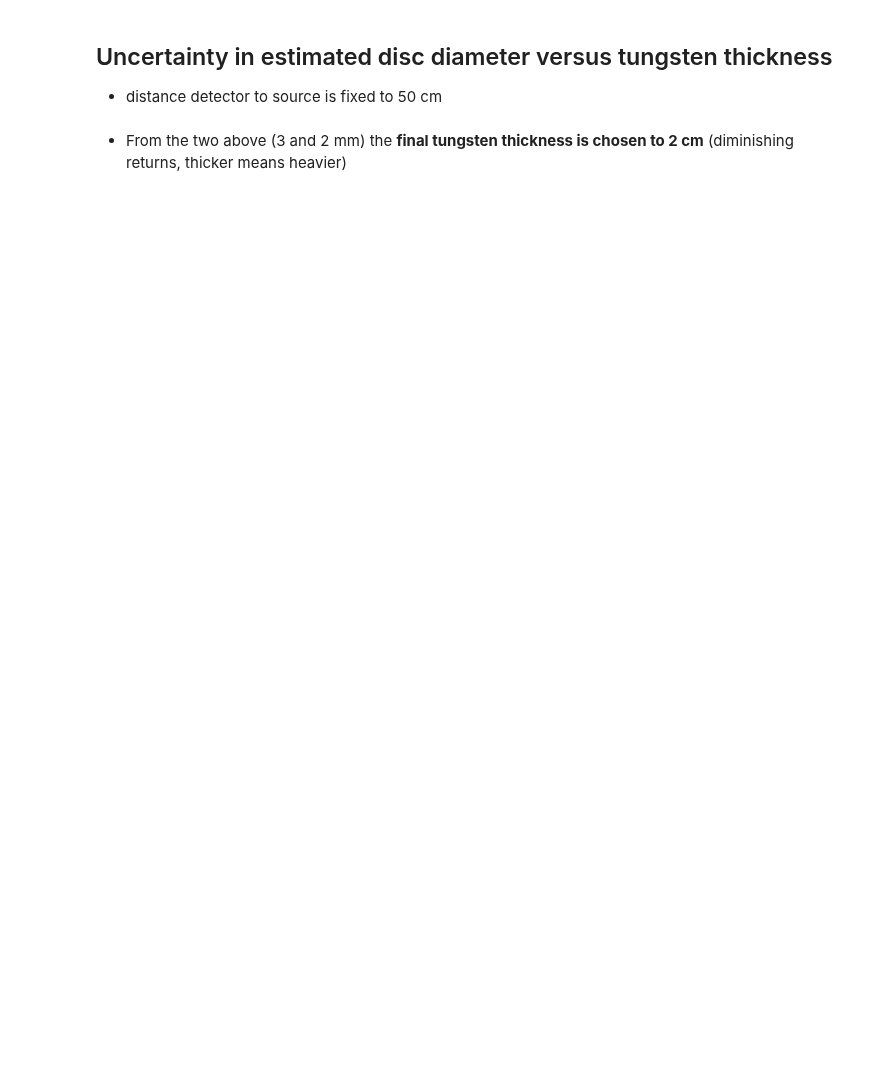
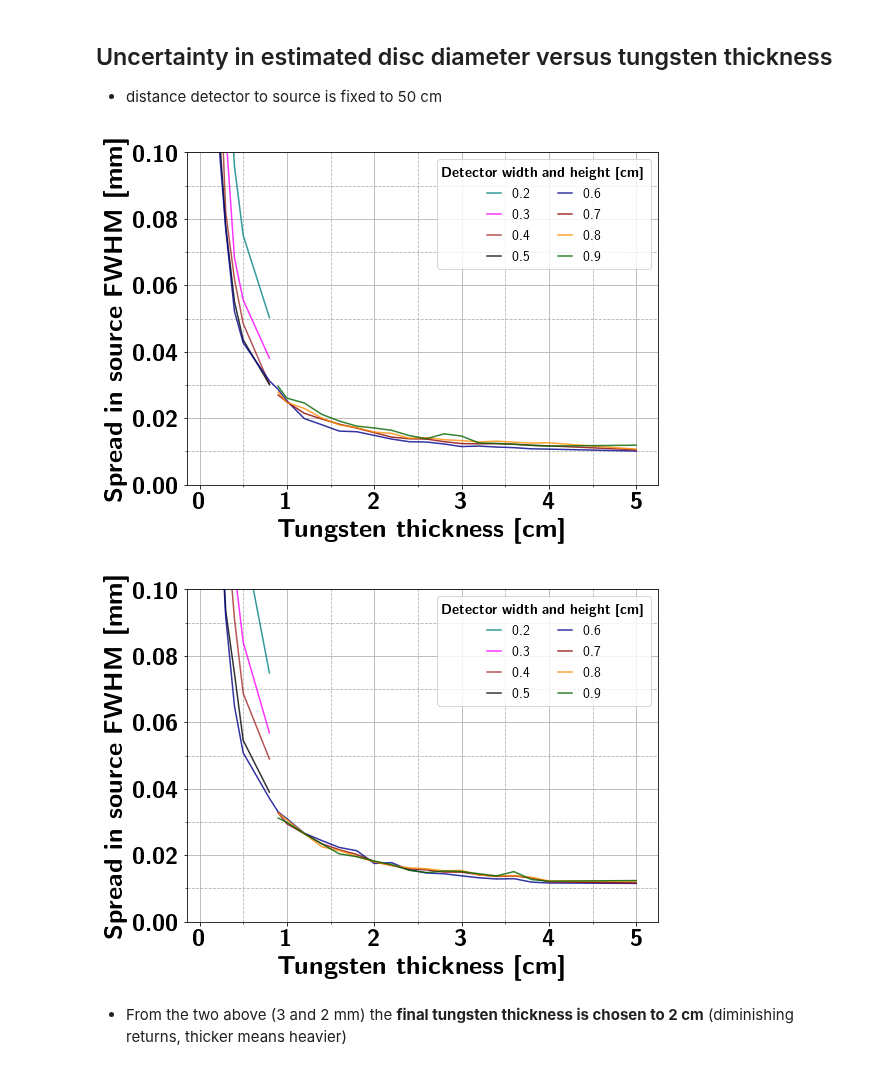
Before and after one commit to kromerh/phd_python, a Jupyter notebook: 04_emitting_spot_size/01.FindingGoodParameters.ipynb, the cells around one changed output. Saved outputs shown, nothing was run; the diff lists cells and outputs as text; code cells hidden in the pictures; blank space fills up the shorter version.

```diff
--- a/04_emitting_spot_size/01.FindingGoodParameters.ipynb
+++ b/04_emitting_spot_size/01.FindingGoodParameters.ipynb
@@ -482,7 +512,7 @@ for diam in diams:
     # plot
     fig = plt.figure(figsize=(8, 6))
     ax1 = fig.add_subplot(1, 1, 1)
-    fs = 20
+    fs = 26
     markersize = 8
 
     outputfolder = '/Users/hkromer/polybox/Thesis/Chapters/DetailedNeutronGeneratorCharacterization/Figures/emitting_spot_size_finding_parameters/'
@@ -511,35 +541,38 @@ for diam in diams:
 
     ax1.tick_params('x', colors='black', labelsize=fs-2)
     ax1.tick_params('y', colors='black', labelsize=fs-2)
 
     ax1.grid(b=True, which='major', linestyle='-')
     ax1.grid(b=True, which='minor', linestyle='--')
 
 
     # plt.xlim(0,1)
     plt.yticks(np.arange(0,0.14,0.02))
     # plt.xticks(np.arange(0.5,6,0.5))
     plt.ylim(0,0.10)
 
     # legend
     # legend for the tungsten thickness
     # my_handles, my_labels = ax1.get_legend_handles_labels()
     # my_handles = [my_handles[1], my_handles[0], my_handles[3], my_handles[2]]
     # my_labels = [my_labels[1], my_labels[0], my_labels[3], my_labels[2]]
     # l1 = plt.legend(my_handles[0:4], my_labels[0:4], loc=(0.65, 0.71), markerscale=0, fontsize=12, handlelength=1)
-    l1 = plt.legend(loc='best', markerscale=0, fontsize=12, handlelength=1, ncol=2)
+    l1 = plt.legend(loc='best', markerscale=0, fontsize=14, handlelength=1, ncol=2)
 
-    l1.set_title(r"\textbf{Detector width and height [cm]}", prop = {'size': 12})
+    l1.set_title(r"\textbf{Detector width and height [cm]}", prop = {'size': 14})
     # # change color of legend
     # for h in handles:
     #     h.set_color("black")
     # l2 = plt.legend(handles[0::4], list(lst_dist_det), loc=(0.30, 0.76), handlelength=0, fontsize=12, ncol=2)
     # l2.set_title(r"Detector-source distance [cm]", prop = {'size': 12})
     # plt.gca().add_artist(l1)
 
     plt.tight_layout()
     plt.savefig(f'{outputfolder}/{figname}.pdf')
     plt.show()
+# %% [output]
+[figure, added]
+[figure, added]
 # %% [markdown]
 - From the two above (3 and 2 mm) the **final tungsten thickness is chosen to 2 cm** (diminishing returns, thicker means heavier)
 # %%
```
Also changed, not shown: parts of 9 cells of this notebook, 19 other files.
